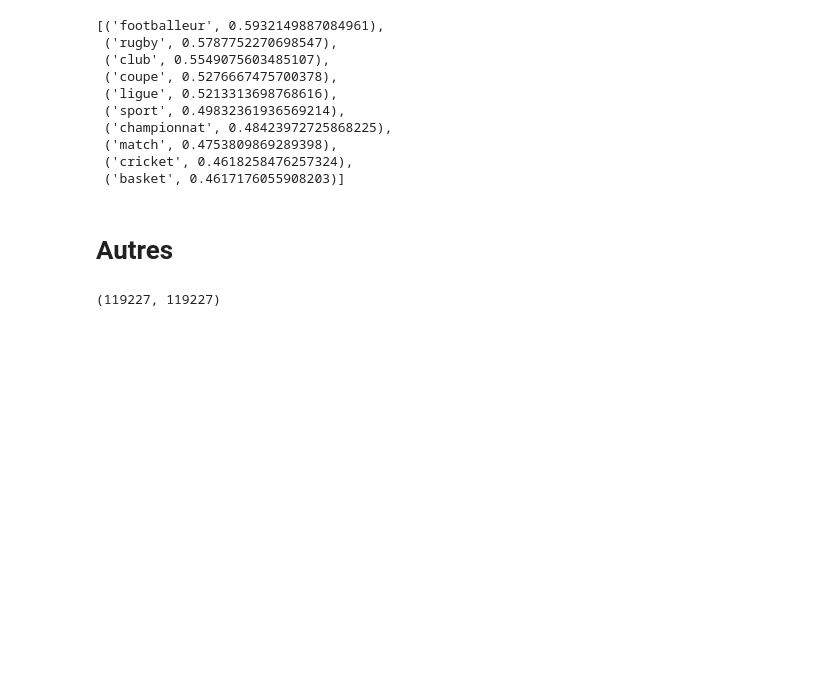
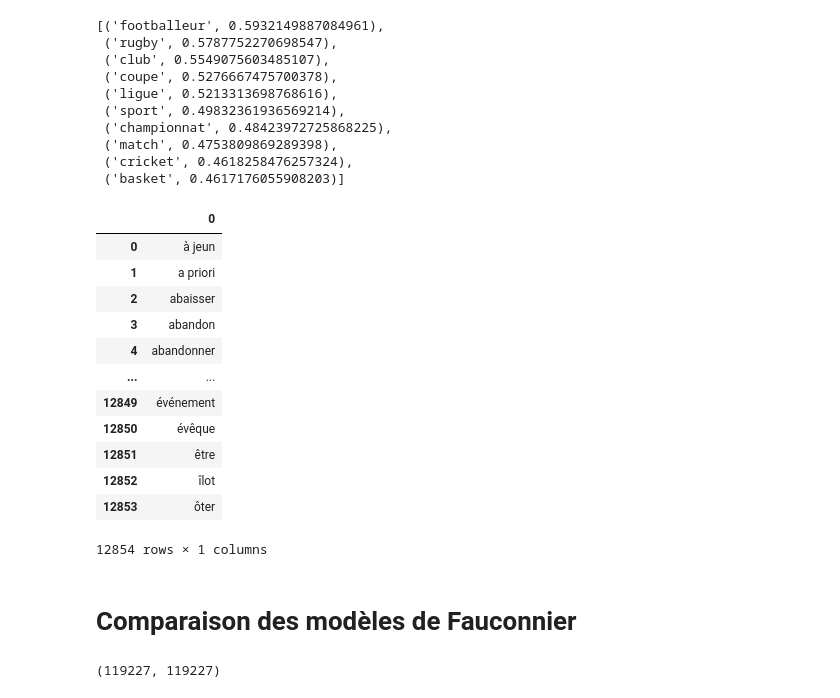
Before and after one commit to rubalravinder/semantix, a Jupyter notebook: test.ipynb, the cells around one changed output. Saved outputs shown, nothing was run; the diff lists cells and outputs as text; code cells hidden in the pictures; blank space fills up the shorter version.

```diff
--- a/test.ipynb
+++ b/test.ipynb
@@ -81,5 +81,23 @@ model.save_word2vec_format('./model_pV1.bin', binary= True )
-# %% [markdown]
-# Autres
+# %%
+dico_fr = pd.read_csv('./Data/list_mots.txt', encoding = 'utf-8',sep = "\t", header = None)
+# %%
+dico_fr
+# %% [output]
+|  | 0 |
+| 0 | à jeun |
+| 1 | a priori |
+| 2 | abaisser |
+| 3 | abandon |
+| 4 | abandonner |
+| ... | ... |
+| 12849 | événement |
+| 12850 | évêque |
+| 12851 | être |
+| 12852 | îlot |
+| 12853 | ôter |
+12854 rows × 1 columns
+# %% [markdown]
+# Comparaison des modèles de Fauconnier
 # %%
 # Nb de mots dans le modèle
 len(model_cbow_500_100_lem.key_to_index), len(model_cbow_500_100_lem.key_to_index)
```
Also changed, not shown: parts of 9 cells of this notebook, 4 other files.
